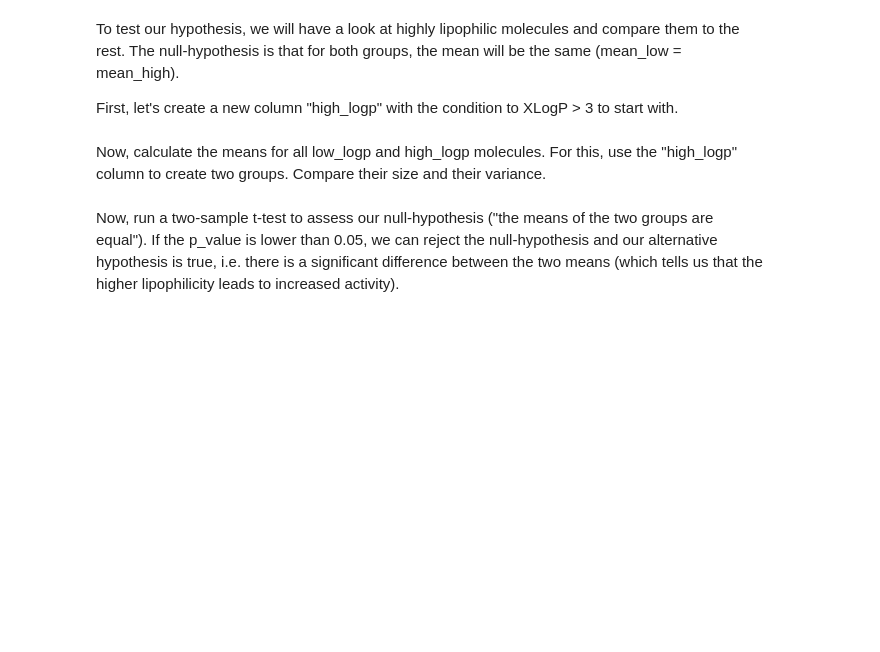
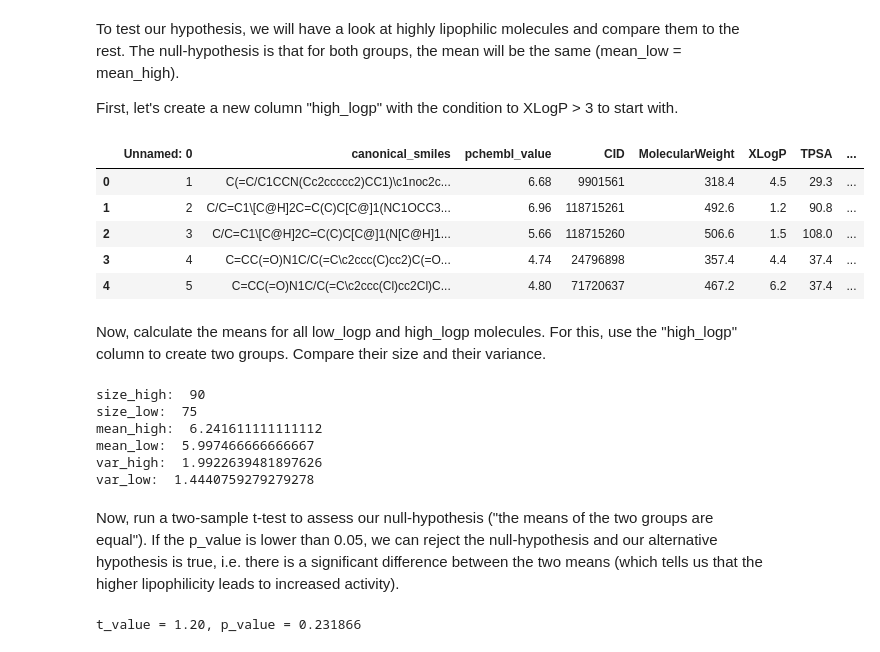
Before and after one commit to schoergj/DSA103, a Jupyter notebook: lecture9/lecture9-material/hypothesis.ipynb, the cells around one changed output. Saved outputs shown, nothing was run; the diff lists cells and outputs as text; code cells hidden in the pictures; blank space fills up the shorter version.

```diff
--- a/lecture9/lecture9-material/hypothesis.ipynb
+++ b/lecture9/lecture9-material/hypothesis.ipynb
@@ -30,14 +44,48 @@ To test our hypothesis, we will have a look at highly lipophilic molecules and c
 First, let's create a new column "high_logp" with the condition to XLogP > 3 to start with.
 # %%
 # Define high/low lipophilicity groups
-df["high_logp"] = df["XLogP"] > 5
+df["high_logp"] = df["XLogP"] > 4
 df.head()
+# %% [output]
+|  | Unnamed: 0 | canonical_smiles | pchembl_value | CID | MolecularWeight | XLogP | TPSA | ... |
+| 0 | 1 | C(=C/C1CCN(Cc2ccccc2)CC1)\c1noc2c... | 6.68 | 9901561 | 318.4 | 4.5 | 29.3 | ... |
+| 1 | 2 | C/C=C1\[C@H]2C=C(C)C[C@]1(NC1OCC3... | 6.96 | 118715261 | 492.6 | 1.2 | 90.8 | ... |
+| 2 | 3 | C/C=C1\[C@H]2C=C(C)C[C@]1(N[C@H]1... | 5.66 | 118715260 | 506.6 | 1.5 | 108.0 | ... |
+| 3 | 4 | C=CC(=O)N1C/C(=C\c2ccc(C)cc2)C(=O... | 4.74 | 24796898 | 357.4 | 4.4 | 37.4 | ... |
+| 4 | 5 | C=CC(=O)N1C/C(=C\c2ccc(Cl)cc2Cl)C... | 4.80 | 71720637 | 467.2 | 6.2 | 37.4 | ... |
 # %% [markdown]
 Now, calculate the means for all low_logp and high_logp molecules. For this, use the "high_logp" column to create two groups. Compare their size and their variance.
+# %%
+group_high = df[df["high_logp"] == True]["pchembl_value"]
+group_low = df[df["high_logp"] == False]["pchembl_value"]
+
+print("size_high: ", group_high.size)
+print("size_low: ", group_low.size)
+
+mean_high = group_high.mean()
+mean_low = group_low.mean()
+
+print("mean_high: ", mean_high)
+print("mean_low: ", mean_low)
+
+var_high = group_high.var()
+var_low = group_low.var()
+
+print("var_high: ", var_high)
+print("var_low: ", var_low)
+# %% [output]
+size_high:  90
+size_low:  75
+mean_high:  6.241611111111112
+mean_low:  5.997466666666667
+var_high:  1.9922639481897626
+var_low:  1.4440759279279278
 # %% [markdown]
 Now, run a two-sample t-test to assess our null-hypothesis ("the means of the two groups are equal"). If the p_value is lower than 0.05, we can reject the null-hypothesis and our alternative hypothesis is true, i.e. there is a significant difference between the two means (which tells us that the higher lipophilicity leads to increased activity).
 # %%
 # t-test
 
 t_value, p_value = stats.ttest_ind(group_high, group_low, equal_var=False, nan_policy="omit")
-print(f"t_value = {t_value:.2f}, p_value = {p_value:.4f}")
+print(f"t_value = {t_value:.2f}, p_value = {p_value:.6f}")
+# %% [output]
+t_value = 1.20, p_value = 0.231866
```
Also changed, not shown: parts of 3 cells of this notebook, 3 other files.
